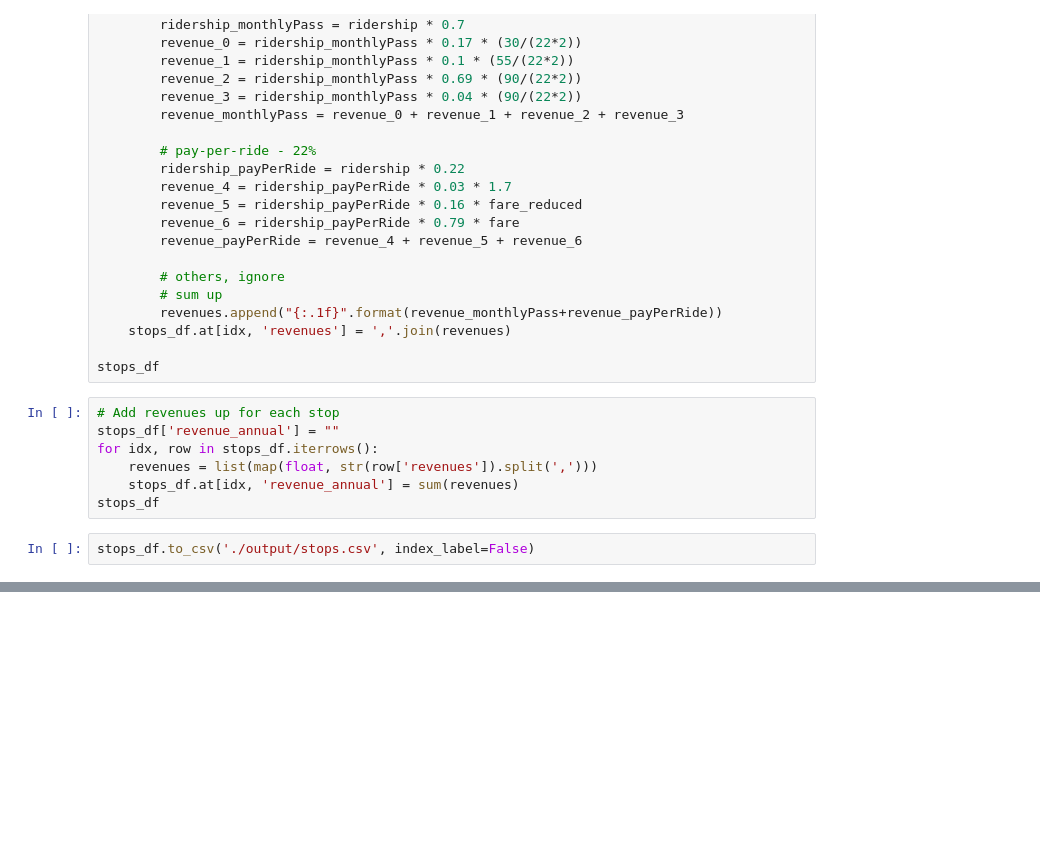
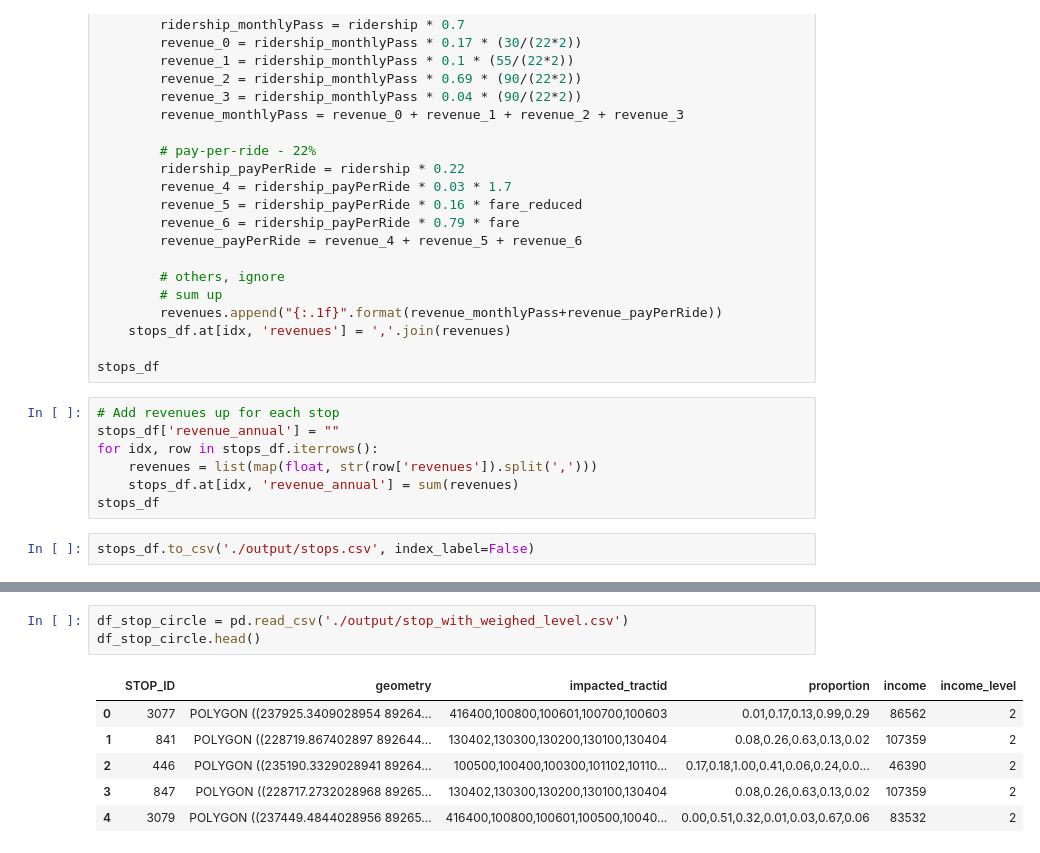
Before and after one commit to BU-Spark/CS506-Fall2020-Projects, a Jupyter notebook: transit_equity_team1/programs/Transit_Equity.ipynb, the cells around one changed output, grey strips where cells are left out. Drawn from its saved outputs; the diff is of its cells as text; blank space fills up the shorter version.

```diff
--- a/transit_equity_team1/programs/Transit_Equity.ipynb
+++ b/transit_equity_team1/programs/Transit_Equity.ipynb
@@ -342,0 +536,10 @@ stops_df.to_csv('./output/stops.csv', index_label=False)
+# %%
+df_stop_circle = pd.read_csv('./output/stop_with_weighed_level.csv')
+df_stop_circle.head()
+# %% [output]
+|  | STOP_ID | geometry | impacted_tractid | proportion | income | income_level |
+| 0 | 3077 | POLYGON ((237925.3409028954 89264... | 416400,100800,100601,100700,100603 | 0.01,0.17,0.13,0.99,0.29 | 86562 | 2 |
+| 1 | 841 | POLYGON ((228719.867402897 892644... | 130402,130300,130200,130100,130404 | 0.08,0.26,0.63,0.13,0.02 | 107359 | 2 |
+| 2 | 446 | POLYGON ((235190.3329028941 89264... | 100500,100400,100300,101102,10110... | 0.17,0.18,1.00,0.41,0.06,0.24,0.0... | 46390 | 2 |
+| 3 | 847 | POLYGON ((228717.2732028968 89265... | 130402,130300,130200,130100,130404 | 0.08,0.26,0.63,0.13,0.02 | 107359 | 2 |
+| 4 | 3079 | POLYGON ((237449.4844028956 89265... | 416400,100800,100601,100500,10040... | 0.00,0.51,0.32,0.01,0.03,0.67,0.06 | 83532 | 2 |
```
Also changed, not shown: parts of 25 cells of this notebook, 1 other file.
